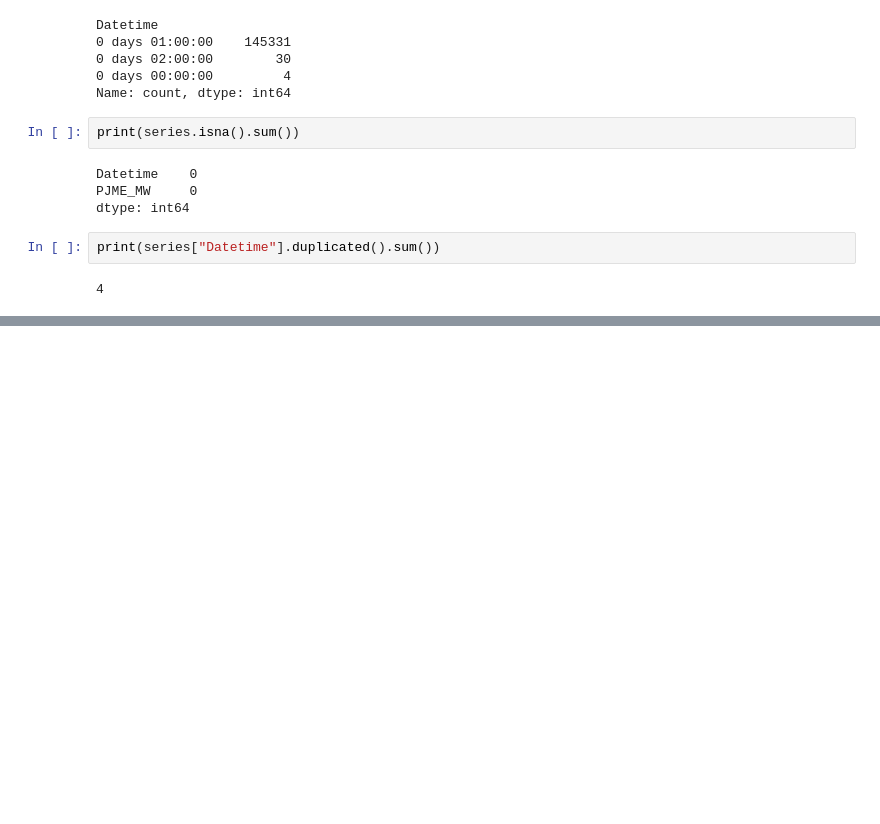
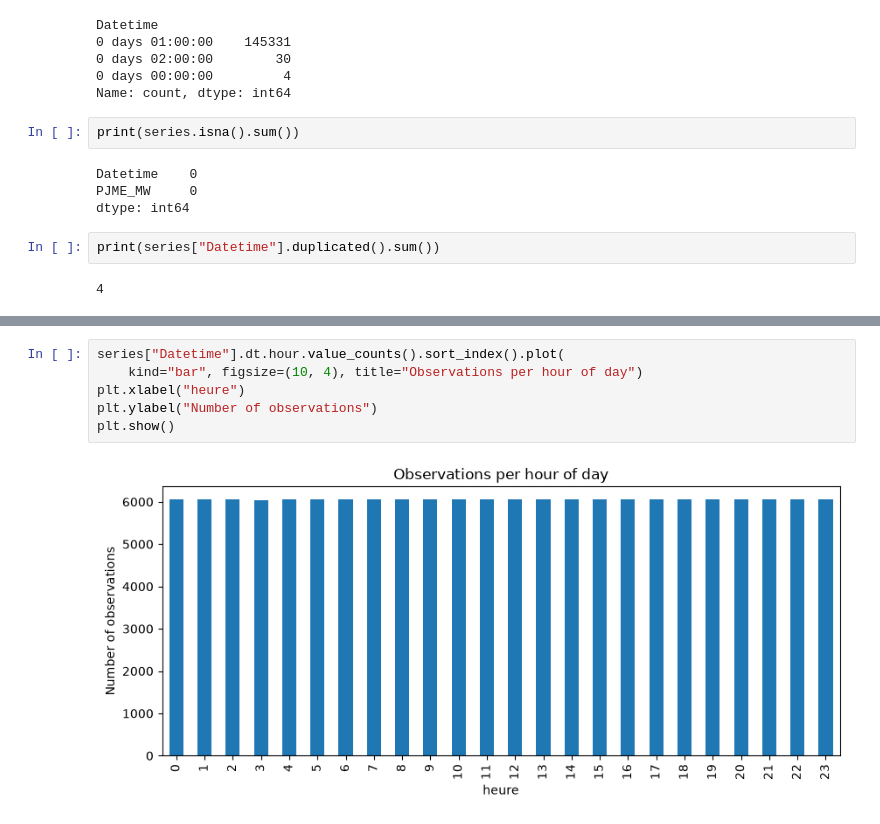
Before and after one commit to Oumohgh/electricity-demand-forecasting-azure, a Jupyter notebook: notebook.ipynb, the cells around one changed output, grey strips where cells are left out. Saved outputs shown, nothing was run; the diff lists cells and outputs as text; blank space fills up the shorter version.

```diff
--- a/notebook.ipynb
+++ b/notebook.ipynb
@@ -102,0 +131,8 @@ print(series["Datetime"].duplicated().sum())
+# %%
+series["Datetime"].dt.hour.value_counts().sort_index().plot(
+    kind="bar", figsize=(10, 4), title="Observations per hour of day")
+plt.xlabel("heure")
+plt.ylabel("Number of observations")
+plt.show()
+# %% [output]
+[figure, added]
```
Also changed, not shown: parts of 18 cells of this notebook.
